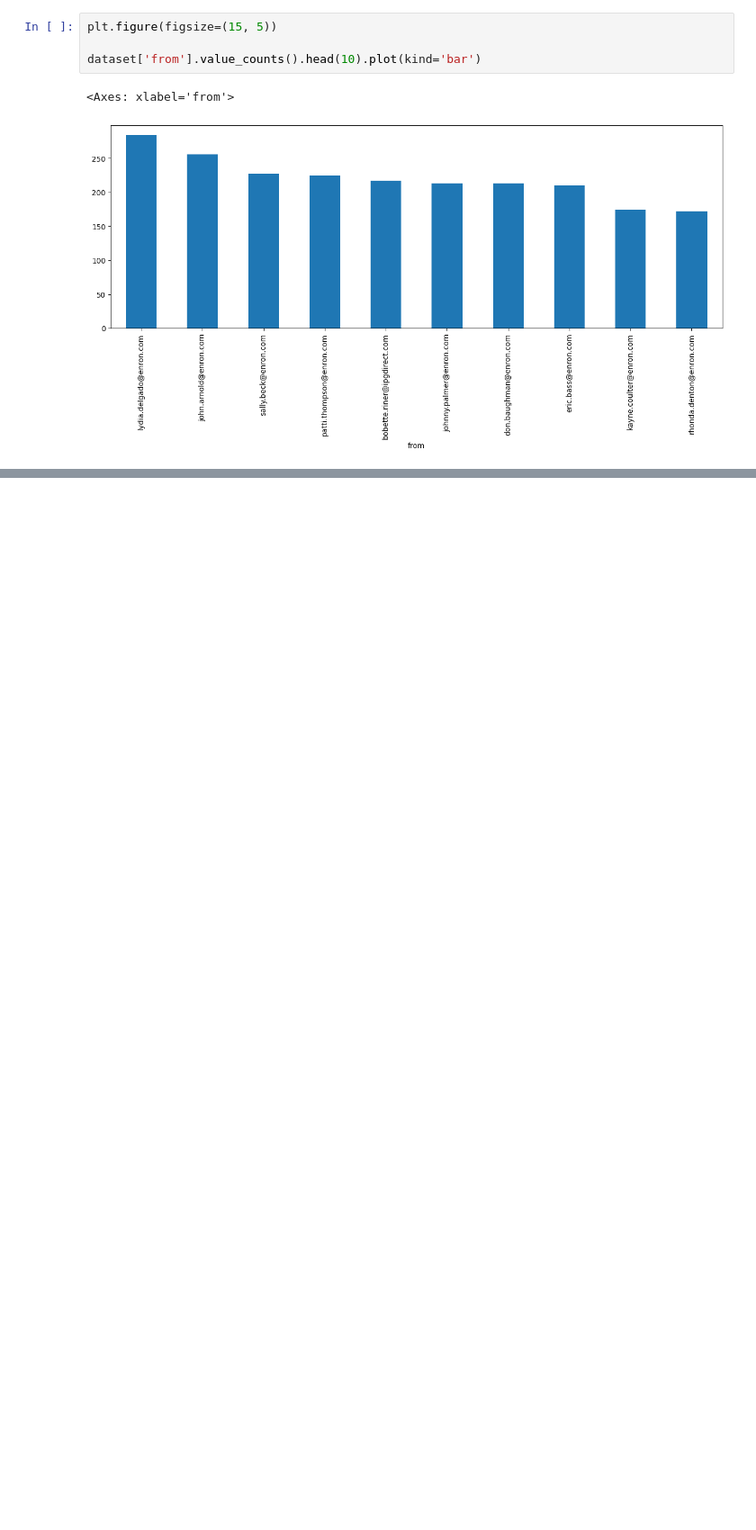
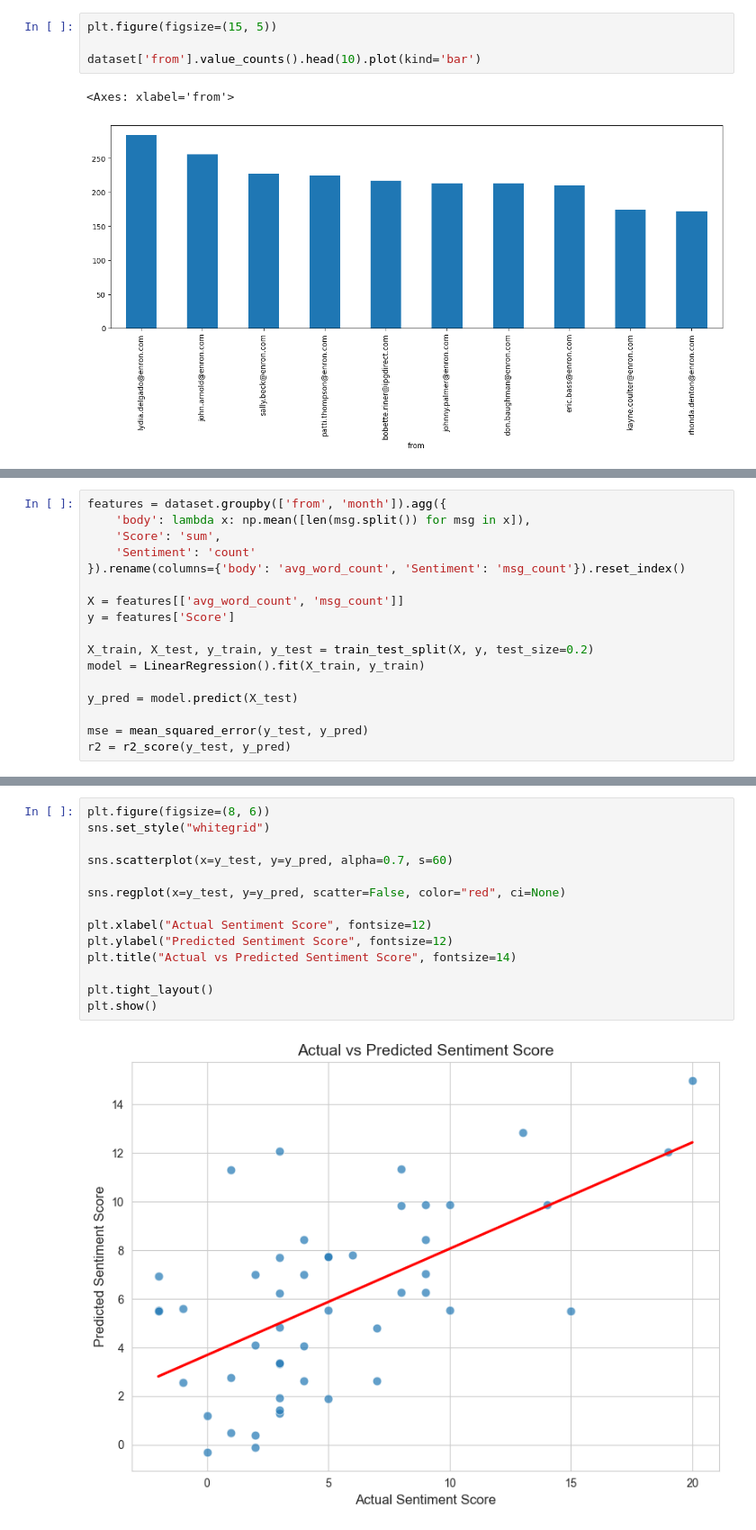
Before and after one commit to ParasNingune/Springer-Capital-Final-Task, a Jupyter notebook: notebook.ipynb, the cells around one changed output, grey strips where cells are left out. Shown: that part at 90% size. Drawn from its saved outputs; the diff is of its cells as text; blank space fills up the shorter version.

```diff
--- a/notebook.ipynb
+++ b/notebook.ipynb
@@ -174,0 +267,17 @@ dataset['from'].value_counts().head(10).plot(kind='bar')
+# %%
+features = dataset.groupby(['from', 'month']).agg({
+    'body': lambda x: np.mean([len(msg.split()) for msg in x]),
+    'Score': 'sum',
+    'Sentiment': 'count'
+}).rename(columns={'body': 'avg_word_count', 'Sentiment': 'msg_count'}).reset_index()
+
+X = features[['avg_word_count', 'msg_count']]
+y = features['Score']
+
+X_train, X_test, y_train, y_test = train_test_split(X, y, test_size=0.2)
+model = LinearRegression().fit(X_train, y_train)
+
+y_pred = model.predict(X_test)
+
+mse = mean_squared_error(y_test, y_pred)
+r2 = r2_score(y_test, y_pred)
@@ -174,0 +290,16 @@ dataset['from'].value_counts().head(10).plot(kind='bar')
+# %%
+plt.figure(figsize=(8, 6))
+sns.set_style("whitegrid")
+
+sns.scatterplot(x=y_test, y=y_pred, alpha=0.7, s=60)
+
+sns.regplot(x=y_test, y=y_pred, scatter=False, color="red", ci=None)
+
+plt.xlabel("Actual Sentiment Score", fontsize=12)
+plt.ylabel("Predicted Sentiment Score", fontsize=12)
+plt.title("Actual vs Predicted Sentiment Score", fontsize=14)
+
+plt.tight_layout()
+plt.show()
+# %% [output]
+[figure, added]
```
Also changed, not shown: parts of 14 cells of this notebook.
